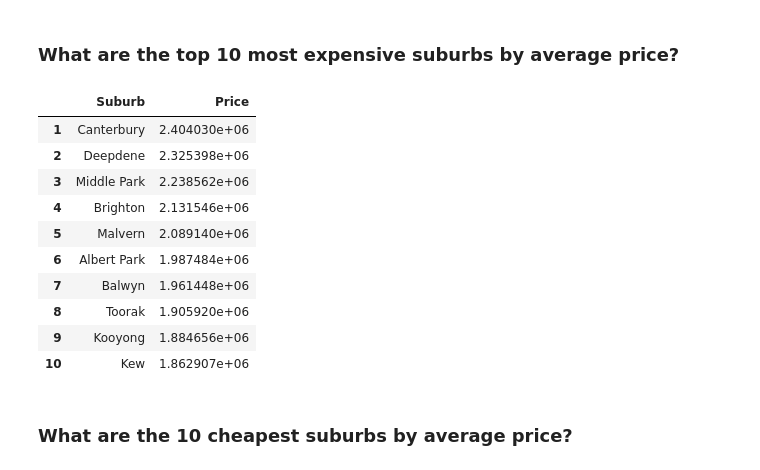
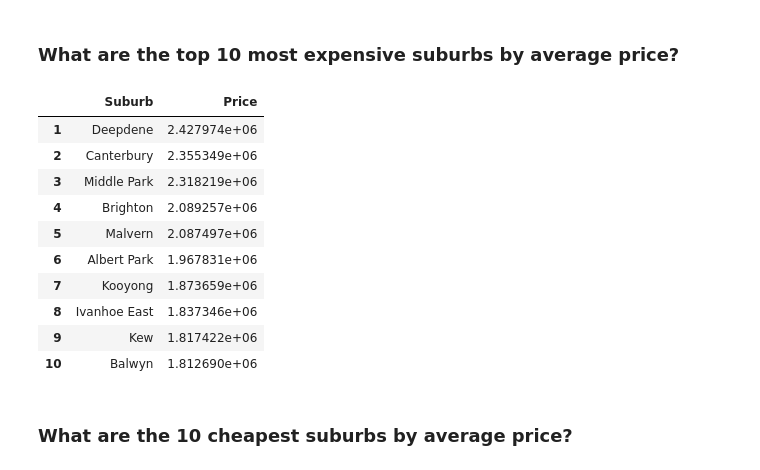
Before and after one commit to MariamMohamed9/Melbourne-Housing-Data-Analysis, a Jupyter notebook: Melbourne project/Melbourne_analysis.ipynb, the cells around one changed output. Drawn from its saved outputs; the diff is of its cells as text; code cells hidden in the pictures.

```diff
--- a/Melbourne project/Melbourne_analysis.ipynb
+++ b/Melbourne project/Melbourne_analysis.ipynb
@@ -325,0 +316,9 @@ avg_by_region
+# %%
+successful_sales = cleaned_df[cleaned_df["Method"].isin(["S", "SP", "SA"])]
+avg_by_region = (successful_sales.groupby('Regionname')['Price']
+                   .mean()
+                   .sort_values(ascending=False)
+                   .reset_index())
+
+avg_by_region.index = avg_by_region.index + 1
+avg_by_region
@@ -330,26 +339,26 @@ px.bar(data_frame=avg_by_region, x='Regionname', y='Price',
 # %% [markdown]
 ###   What are the top 10 most expensive suburbs by average price?
 # %%
-top10_expensive = (df.groupby('Suburb')['Price']
+top10_expensive = (successful_sales.groupby('Suburb')['Price']
                    .mean()
                    .sort_values(ascending=False)
                    .head(10)
                    .reset_index())
 
 top10_expensive .index = top10_expensive .index + 1
 top10_expensive
 # %% [output]
 |  | Suburb | Price |
-| 1 | Canterbury | 2.404030e+06 |
-| 2 | Deepdene | 2.325398e+06 |
-| 3 | Middle Park | 2.238562e+06 |
-| 4 | Brighton | 2.131546e+06 |
-| 5 | Malvern | 2.089140e+06 |
-| 6 | Albert Park | 1.987484e+06 |
-| 7 | Balwyn | 1.961448e+06 |
-| 8 | Toorak | 1.905920e+06 |
-| 9 | Kooyong | 1.884656e+06 |
-| 10 | Kew | 1.862907e+06 |
+| 1 | Deepdene | 2.427974e+06 |
+| 2 | Canterbury | 2.355349e+06 |
+| 3 | Middle Park | 2.318219e+06 |
+| 4 | Brighton | 2.089257e+06 |
+| 5 | Malvern | 2.087497e+06 |
+| 6 | Albert Park | 1.967831e+06 |
+| 7 | Kooyong | 1.873659e+06 |
+| 8 | Ivanhoe East | 1.837346e+06 |
+| 9 | Kew | 1.817422e+06 |
+| 10 | Balwyn | 1.812690e+06 |
 # %%
 px.bar(data_frame=top10_expensive , x='Suburb', y='Price',
        color='Suburb', text_auto='.2s',
```
Also changed, not shown: parts of 33 cells of this notebook, 9 other files.
